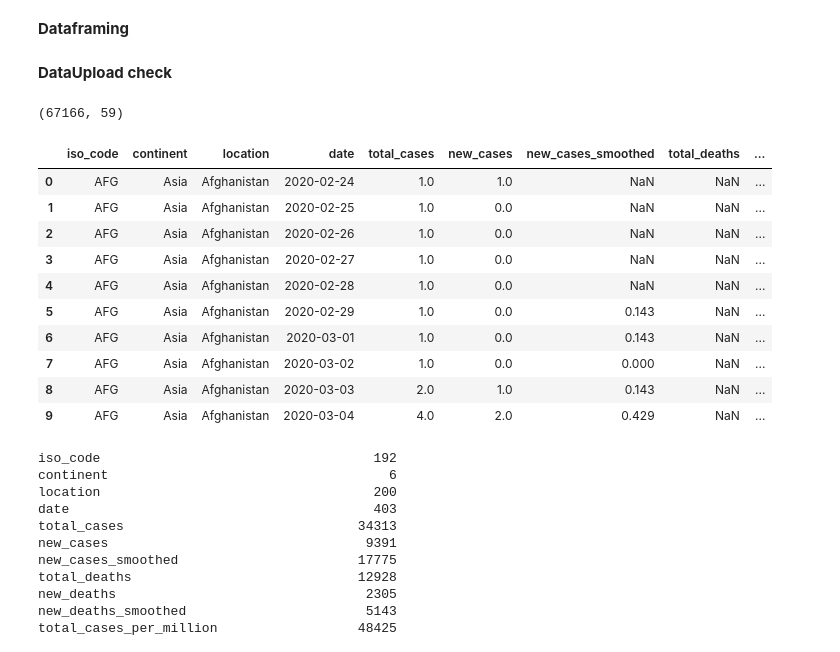
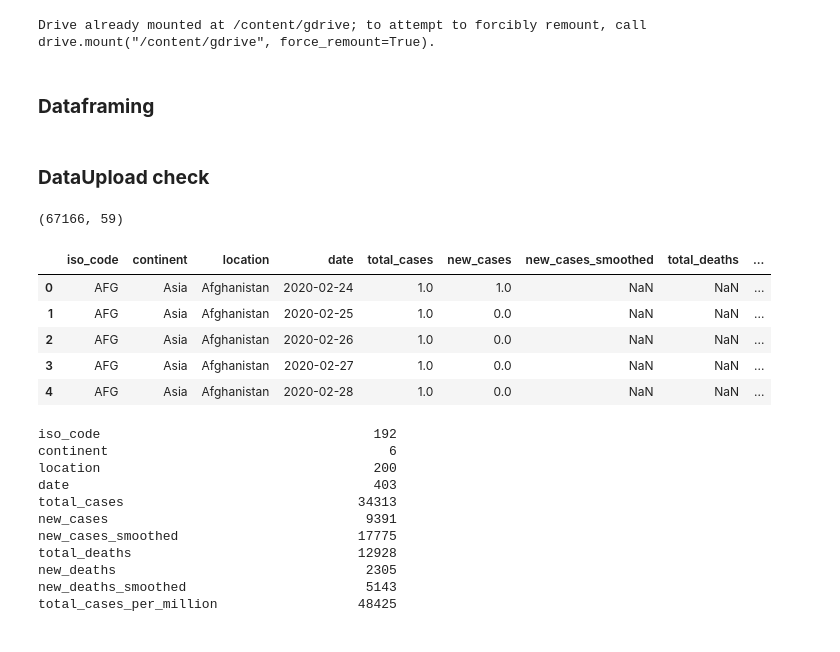
Before and after one commit to wiktorMajkowksi/Covid19_Prediction, a Jupyter notebook: COVID_Prediction.ipynb, the cells around one changed output. Saved outputs shown, nothing was run; the diff lists cells and outputs as text; code cells hidden in the pictures.

```diff
--- a/COVID_Prediction.ipynb
+++ b/COVID_Prediction.ipynb
@@ -19,27 +14,28 @@ Saving covid_data.csv to covid_data.csv
+# %%
+from google.colab import files , drive
+drive.mount('/content/gdrive')
+dataset = "/content/gdrive/My Drive/Colab Notebooks/covid_data.csv"
+# %% [output]
+Drive already mounted at /content/gdrive; to attempt to forcibly remount, call drive.mount("/content/gdrive", force_remount=True).
 # %% [markdown]
-**Dataframing**
+### **Dataframing**
 # %%
-df = pd.read_csv(io.BytesIO(upload['covid_data.csv']))
+df = pd.read_csv(dataset)
 # %% [markdown]
-**DataUpload check**
+### **DataUpload check**
 # %%
 df.shape
 # %% [output]
 (67166, 59)
 # %%
-df.head(10)
+df.head(5)
 # %% [output]
 |  | iso_code | continent | location | date | total_cases | new_cases | new_cases_smoothed | total_deaths | ... |
 | 0 | AFG | Asia | Afghanistan | 2020-02-24 | 1.0 | 1.0 | NaN | NaN | ... |
 | 1 | AFG | Asia | Afghanistan | 2020-02-25 | 1.0 | 0.0 | NaN | NaN | ... |
 | 2 | AFG | Asia | Afghanistan | 2020-02-26 | 1.0 | 0.0 | NaN | NaN | ... |
 | 3 | AFG | Asia | Afghanistan | 2020-02-27 | 1.0 | 0.0 | NaN | NaN | ... |
 | 4 | AFG | Asia | Afghanistan | 2020-02-28 | 1.0 | 0.0 | NaN | NaN | ... |
-| 5 | AFG | Asia | Afghanistan | 2020-02-29 | 1.0 | 0.0 | 0.143 | NaN | ... |
-| 6 | AFG | Asia | Afghanistan | 2020-03-01 | 1.0 | 0.0 | 0.143 | NaN | ... |
-| 7 | AFG | Asia | Afghanistan | 2020-03-02 | 1.0 | 0.0 | 0.000 | NaN | ... |
-| 8 | AFG | Asia | Afghanistan | 2020-03-03 | 2.0 | 1.0 | 0.143 | NaN | ... |
-| 9 | AFG | Asia | Afghanistan | 2020-03-04 | 4.0 | 2.0 | 0.429 | NaN | ... |
 # %%
 df.nunique()
 # %% [output]
```
Also changed, not shown: parts of 15 cells of this notebook.
